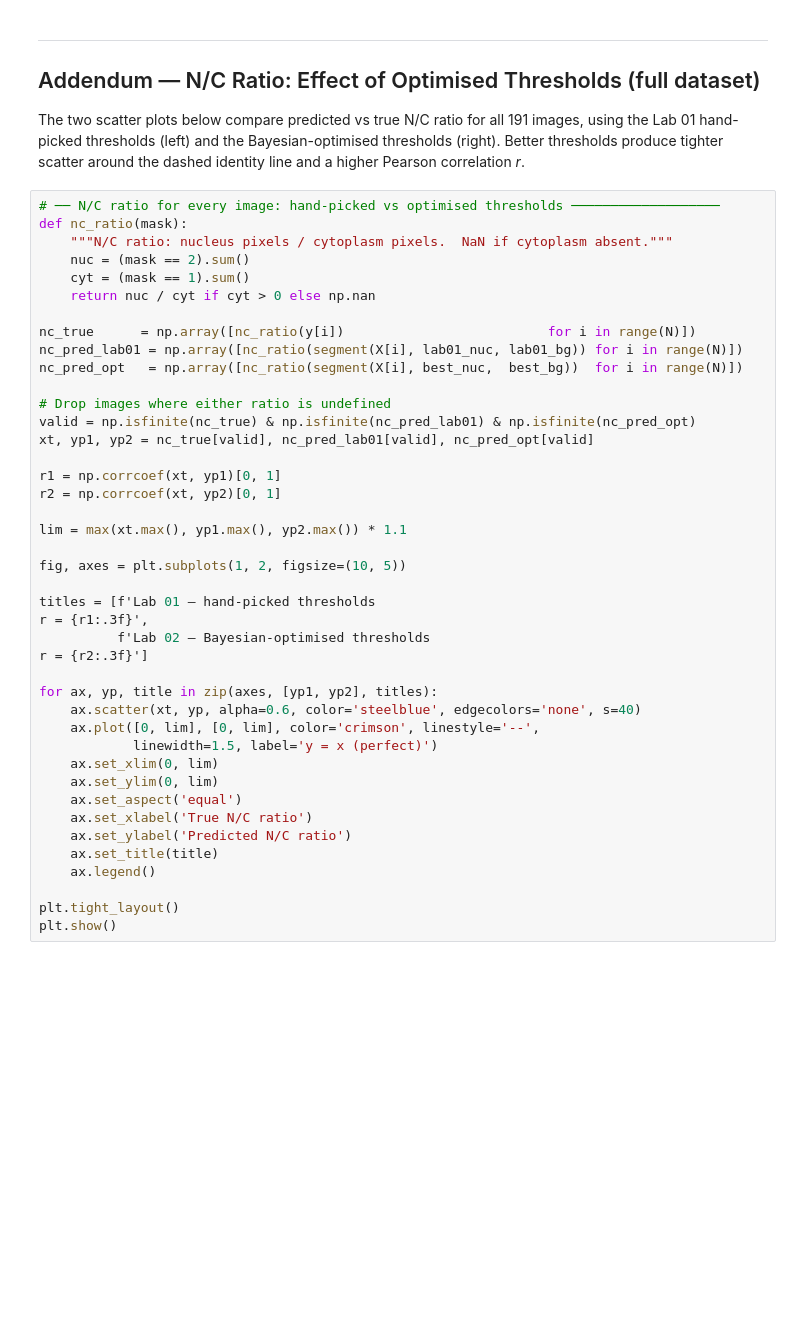
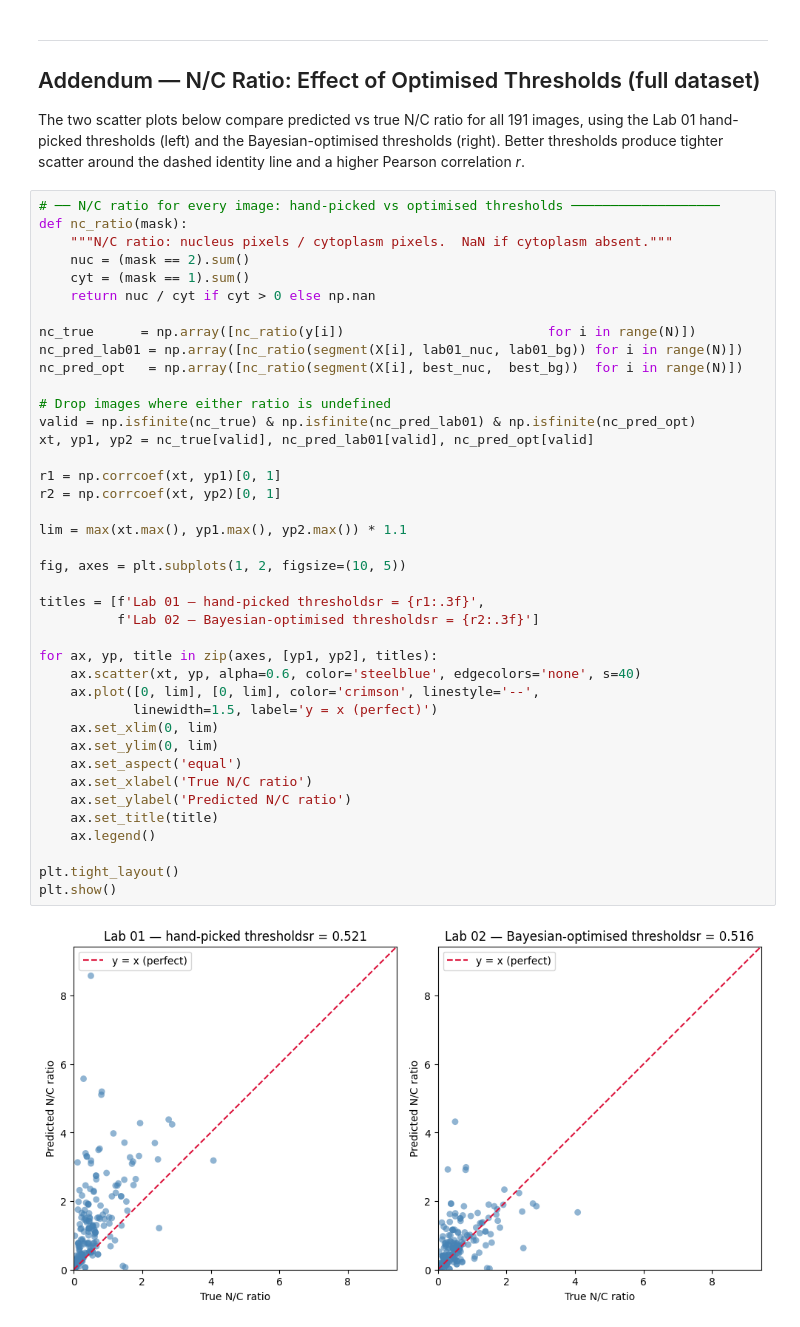
Before and after one commit to Crefossus/VocEd, a Jupyter notebook: 02_bayesian_optimisation.ipynb, the cells around one changed output. Saved outputs shown, nothing was run; the diff lists cells and outputs as text; blank space fills up the shorter version.

```diff
--- a/02_bayesian_optimisation.ipynb
+++ b/02_bayesian_optimisation.ipynb
@@ -401,34 +392,34 @@ def nc_ratio(mask):
 nc_true      = np.array([nc_ratio(y[i])                          for i in range(N)])
 nc_pred_lab01 = np.array([nc_ratio(segment(X[i], lab01_nuc, lab01_bg)) for i in range(N)])
 nc_pred_opt   = np.array([nc_ratio(segment(X[i], best_nuc,  best_bg))  for i in range(N)])
 
 # Drop images where either ratio is undefined
 valid = np.isfinite(nc_true) & np.isfinite(nc_pred_lab01) & np.isfinite(nc_pred_opt)
 xt, yp1, yp2 = nc_true[valid], nc_pred_lab01[valid], nc_pred_opt[valid]
 
 r1 = np.corrcoef(xt, yp1)[0, 1]
 r2 = np.corrcoef(xt, yp2)[0, 1]
 
 lim = max(xt.max(), yp1.max(), yp2.max()) * 1.1
 
 fig, axes = plt.subplots(1, 2, figsize=(10, 5))
 
-titles = [f'Lab 01 — hand-picked thresholds
-r = {r1:.3f}',
-          f'Lab 02 — Bayesian-optimised thresholds
-r = {r2:.3f}']
+titles = [f'Lab 01 — hand-picked thresholdsr = {r1:.3f}',
+          f'Lab 02 — Bayesian-optimised thresholdsr = {r2:.3f}']
 
 for ax, yp, title in zip(axes, [yp1, yp2], titles):
     ax.scatter(xt, yp, alpha=0.6, color='steelblue', edgecolors='none', s=40)
     ax.plot([0, lim], [0, lim], color='crimson', linestyle='--',
             linewidth=1.5, label='y = x (perfect)')
     ax.set_xlim(0, lim)
     ax.set_ylim(0, lim)
     ax.set_aspect('equal')
     ax.set_xlabel('True N/C ratio')
     ax.set_ylabel('Predicted N/C ratio')
     ax.set_title(title)
     ax.legend()
 
 plt.tight_layout()
 plt.show()
+# %% [output]
+[figure, added]
```
Also changed, not shown: parts of 3 cells of this notebook.
